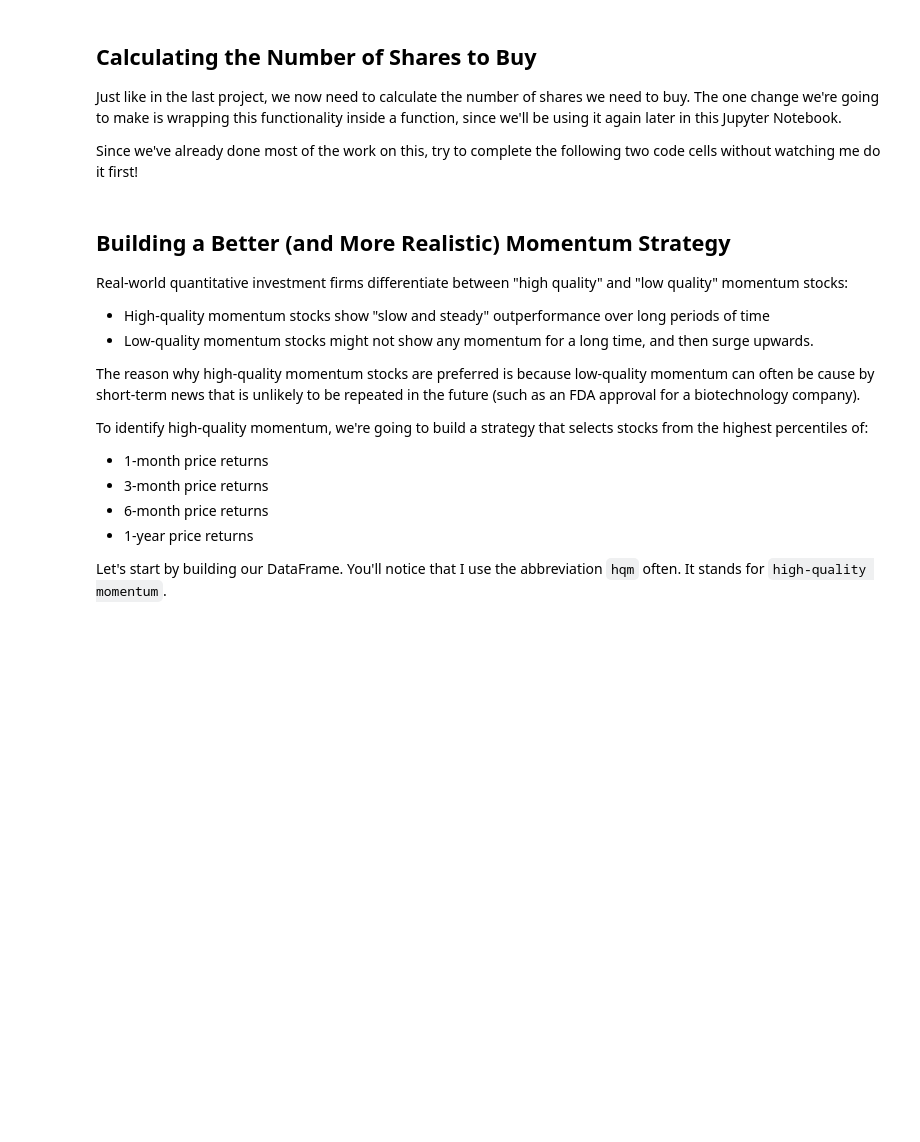
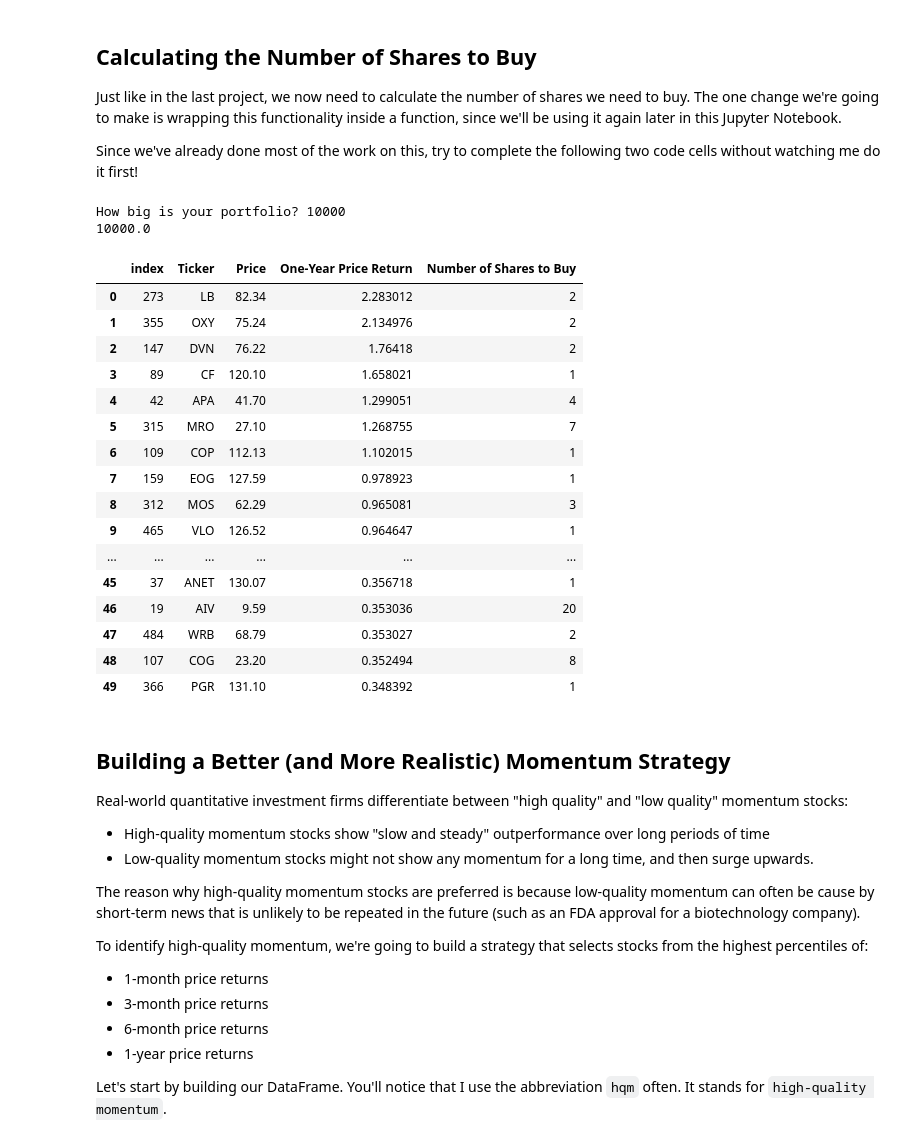
Before and after one commit to royyannick/algorithmic-trading-python, a Jupyter notebook: starter_files/002_quantitative_momentum_strategy.ipynb, the cells around one changed output. Cells and saved outputs as stored; diff of their text form; code cells hidden in the pictures; blank space fills up the shorter version.

```diff
--- a/starter_files/002_quantitative_momentum_strategy.ipynb
+++ b/starter_files/002_quantitative_momentum_strategy.ipynb
@@ -90,6 +90,20 @@ Now we need to create a blank DataFrame and add our data to the data frame one-b
 df = pd.DataFrame(columns=my_columns)
 
 for symbol_string in symbol_strings:
-    batch_api_call_url = f'https://sandbox.iexapis.com/stable/stock/market/batch?symbols={symbol_string}&types=stats&token={IEX_CLOUD_API_TOKEN}'
+    batch_api_call_url = f'https://sandbox.iexapis.com/stable/stock/market/batch?symbols={symbol_string}&types=price,stats&token={IEX_CLOUD_API_TOKEN}'
     data = requests.get(batch_api_call_url).json()
+    for symbol in symbol_string.split(','):
+        if symbol in data.keys():
+            df = df.append(
+            pd.Series(
+            [
+                symbol,
+                data[symbol]['price'],
+                data[symbol]['stats']['year1ChangePercent'],
+                'N/A'
+            ],
+            index=my_columns),
+            ignore_index=True)
+
+print(df)
 # %% [output]
@@ -100,3 +127,8 @@ for symbol_string in symbol_strings:
 The investment strategy that we're building seeks to identify the 50 highest-momentum stocks in the S&P 500.
 
 Because of this, the next thing we need to do is remove all the stocks in our DataFrame that fall below this momentum threshold. We'll sort the DataFrame by the stocks' one-year price return, and drop all stocks outside the top 50.
+# %%
+df.sort_values('One-Year Price Return', ascending=False, inplace=True)
+df = df[:50]
+df.reset_index(inplace=True)
+print(df)
@@ -106,6 +156,49 @@ Because of this, the next thing we need to do is remove all the stocks in our Da
 Just like in the last project, we now need to calculate the number of shares we need to buy. The one change we're going to make is wrapping this functionality inside a function, since we'll be using it again later in this Jupyter Notebook.
 
 Since we've already done most of the work on this, try to complete the following two code cells without watching me do it first!
+# %%
+def get_portfolio_size():
+    portfolio_size = None
+    invalid_val = True
+    while portfolio_size is None or invalid_val:
+        portfolio_size = input('How big is your portfolio? ')
+        try:
+            val = float(portfolio_size)
+            invalid_val = False
+        except:
+            print('Please enter a Number (Int or Float).')
+
+    return val
+
+portfolio_size = get_portfolio_size()
+print(portfolio_size)
+# %% [output]
+How big is your portfolio? 10000
+10000.0
+# %%
+position_size = float(portfolio_size/len(df.index))
+for i in range(0, len(df)):
+    df.loc[i, 'Number of Shares to Buy'] = math.floor(position_size/df.loc[i, 'Price'])
+
+df
+# %% [output]
+|  | index | Ticker | Price | One-Year Price Return | Number of Shares to Buy |
+| 0 | 273 | LB | 82.34 | 2.283012 | 2 |
+| 1 | 355 | OXY | 75.24 | 2.134976 | 2 |
+| 2 | 147 | DVN | 76.22 | 1.76418 | 2 |
+| 3 | 89 | CF | 120.10 | 1.658021 | 1 |
+| 4 | 42 | APA | 41.70 | 1.299051 | 4 |
+| 5 | 315 | MRO | 27.10 | 1.268755 | 7 |
+| 6 | 109 | COP | 112.13 | 1.102015 | 1 |
+| 7 | 159 | EOG | 127.59 | 0.978923 | 1 |
+| 8 | 312 | MOS | 62.29 | 0.965081 | 3 |
+| 9 | 465 | VLO | 126.52 | 0.964647 | 1 |
+| ... | ... | ... | ... | ... | ... |
+| 45 | 37 | ANET | 130.07 | 0.356718 | 1 |
+| 46 | 19 | AIV | 9.59 | 0.353036 | 20 |
+| 47 | 484 | WRB | 68.79 | 0.353027 | 2 |
+| 48 | 107 | COG | 23.20 | 0.352494 | 8 |
+| 49 | 366 | PGR | 131.10 | 0.348392 | 1 |
 # %% [markdown]
 ## Building a Better (and More Realistic) Momentum Strategy
 
```
Also changed, not shown: parts of 12 cells of this notebook.
